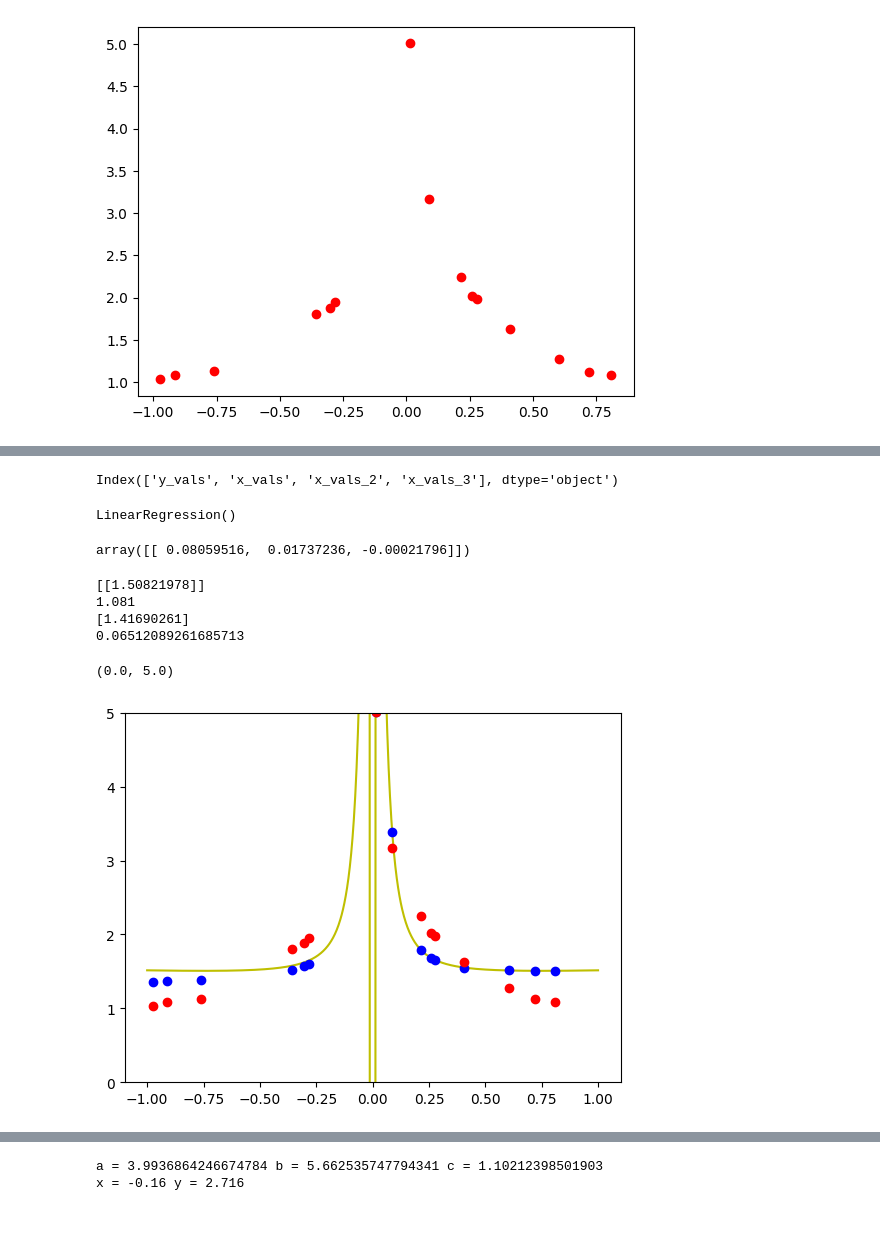
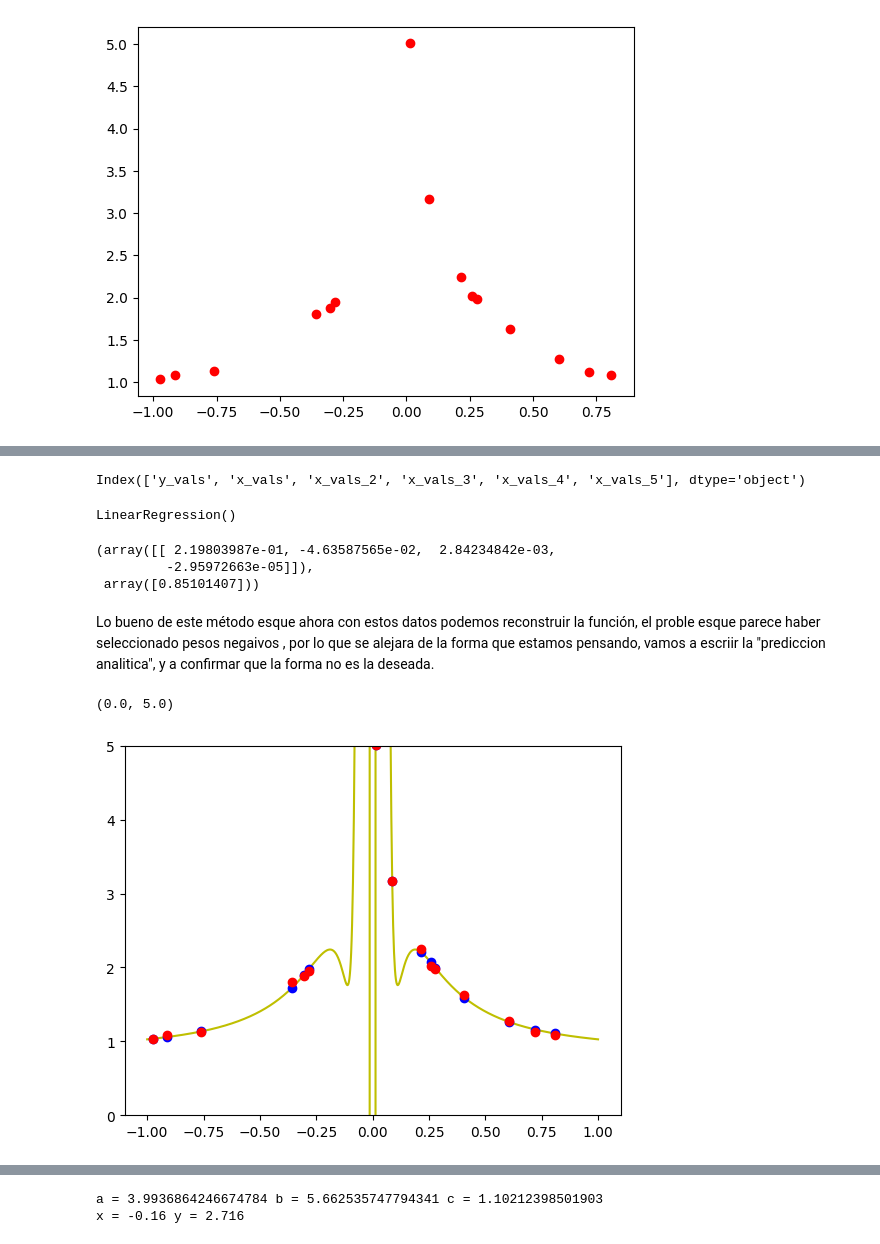
Before and after one commit to Chepados/ALN_practica_2, a Jupyter notebook: Práctica 2 — Campeonato de predicción.ipynb, the cells around one changed output, grey strips where cells are left out. Saved outputs shown, nothing was run; the diff lists cells and outputs as text; code cells hidden in the pictures.

```diff
--- a/Práctica 2 — Campeonato de predicción.ipynb
+++ b/Práctica 2 — Campeonato de predicción.ipynb
@@ -151,0 +331,7 @@ y_pred_nn = model.predict(X_test)
+# %%
+i = 360
+
+plt.plot(x_original, y_original)
+plt.plot(x_original[n_steps:], value_scaler.inverse_transform(model.predict(X_sequences)), "r")
+plt.plot(new_dates[n_steps:], value_scaler.inverse_transform(model.predict(reshaped_new_scaled_dates)))
+plt.scatter(dates[i], values[i], s = [100], color='green', zorder = 10)
@@ -204,7 +827,7 @@ import pandas as pd
 
 df = pd.DataFrame({"y_vals": y_vals, "x_vals": x_vals})
 # %%
-grado_minimo_negativo = 3
+grado_minimo_negativo = 5
 
 for i in range(2, grado_minimo_negativo + 1):
     print(i)
@@ -234,39 +859,25 @@ df
 # %%
 df.columns
 # %% [output]
-Index(['y_vals', 'x_vals', 'x_vals_2', 'x_vals_3'], dtype='object')
+Index(['y_vals', 'x_vals', 'x_vals_2', 'x_vals_3', 'x_vals_4', 'x_vals_5'], dtype='object')
 # %%
 from sklearn.linear_model import LinearRegression
 
 regressor = LinearRegression()
 
-X = df.iloc[:, 1:].values
+X = df.iloc[:, 2:].values
 y = df[['y_vals']].values
 
 regressor.fit(X, y)
 # %% [output]
 LinearRegression()
-# %%
-regressor.coef_
-# %% [output]
-array([[ 0.08059516,  0.01737236, -0.00021796]])
-# %%
-def x_procesada(x):
-    return [x ** -i for i in range(2, grado_minimo_negativo + 1)]
-
-x_procesada = np.array([0.808] + x_procesada(0.808)).reshape((1, -1)).tolist()
-print(regressor.predict(x_procesada))
-print(1.081)
-
-valor = 0
-
-for i in range(len(x_procesada)):
-    valor += abs(x_procesada[0][i] * regressor.coef_[0][i])
-print(regressor.intercept_)
-
-print(valor)
-# %% [output]
-[[1.50821978]]
-1.081
-[1.41690261]
-0.06512089261685713
+# %%
+#Estos son los valores que nos permiten recuperar la expresion analitica de la funcion.
+
+regressor.coef_, regressor.intercept_
+# %% [output]
+(array([[ 2.19803987e-01, -4.63587565e-02,  2.84234842e-03,
+         -2.95972663e-05]]),
+ array([0.85101407]))
+# %% [markdown]
+Lo bueno de este método esque ahora con estos datos podemos reconstruir la función, el proble esque parece haber seleccionado pesos negaivos , por lo que se alejara de la forma que estamos pensando, vamos a escriir la "prediccion analitica", y a confirmar que la forma no es la deseada.
@@ -273,20 +887,20 @@ print(valor)
 # %%
 def fun(x):
-    resultado = abs(regressor.coef_[0][0] * x)
-    for i, coef in enumerate(regressor.coef_[0][1:]):
+    resultado = 0
+    for i, coef in enumerate(regressor.coef_[0][:]):
         resultado += coef * abs(x ** (-(2 + i)))
 
     return resultado + regressor.intercept_
 
 v_fun = np.vectorize(fun)
 
 x_plot = np.linspace(-1, 1, 1000)
 y_plot = list(map(fun, x_plot))
 
 plt.plot(x_plot, y_plot, "y")
 plt.plot(x_vals, regressor.predict(X), "bo")
 plt.plot(x_vals, y_vals, "ro")
 plt.ylim([0, 5])
 # %% [output]
 (0.0, 5.0)
-[figure, old version]
+[figure, new version]
```
Also changed, not shown: parts of 77 cells of this notebook, 2 other files.
